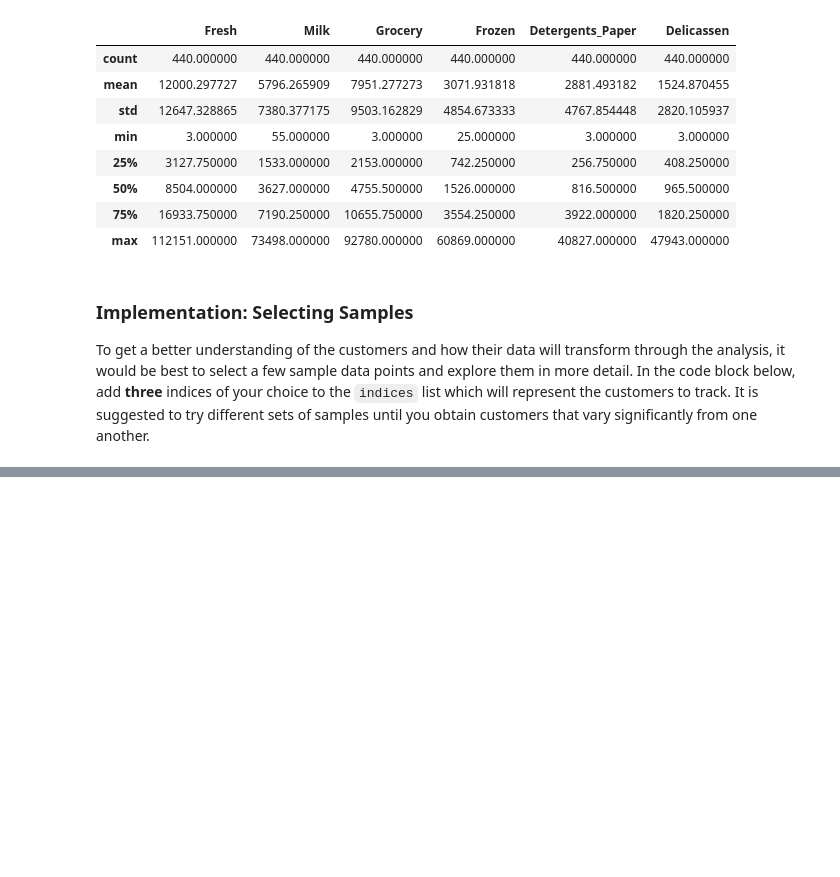
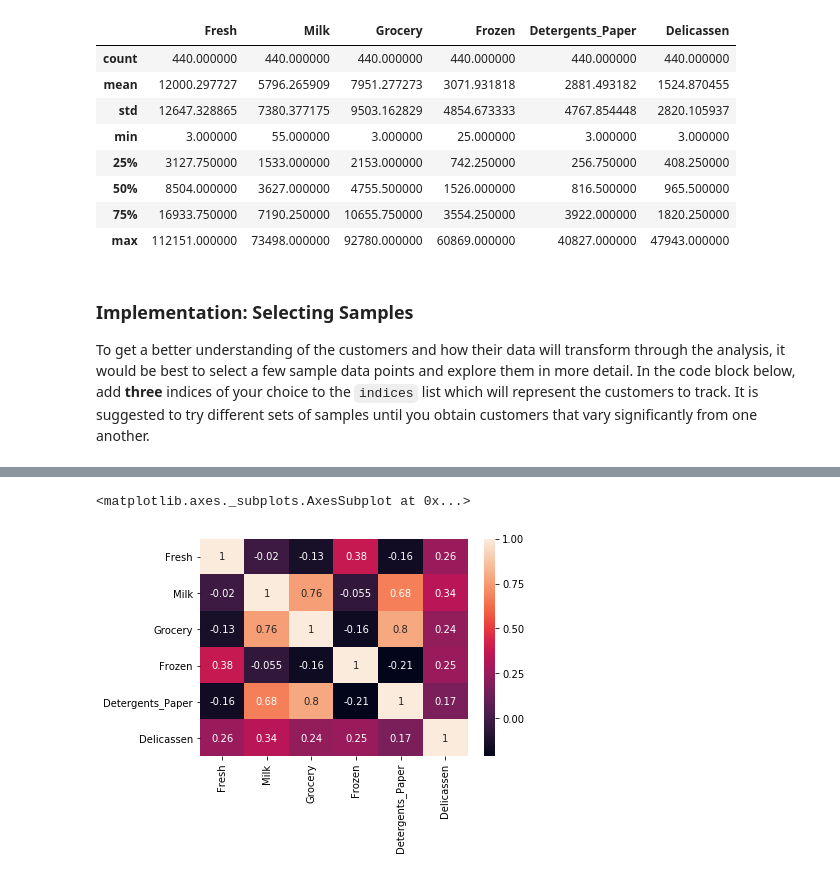
Before and after one commit to dimtirie13/machine_learning, a Jupyter notebook: customer_segments/customer_segments.ipynb, the cells around one changed output, grey strips where cells are left out. Drawn from its saved outputs; the diff is of its cells as text; code cells hidden in the pictures; blank space fills up the shorter version.

```diff
--- a/customer_segments/customer_segments.ipynb
+++ b/customer_segments/customer_segments.ipynb
@@ -77,0 +184,5 @@ Knowing this, how do your samples compare? Does that help in driving your insigh
+# %%
+sns.heatmap(log_data.corr(), annot=True)
+# %% [output]
+<matplotlib.axes._subplots.AxesSubplot at 0x...>
+[figure, added]
```
Also changed, not shown: parts of 52 cells of this notebook.
